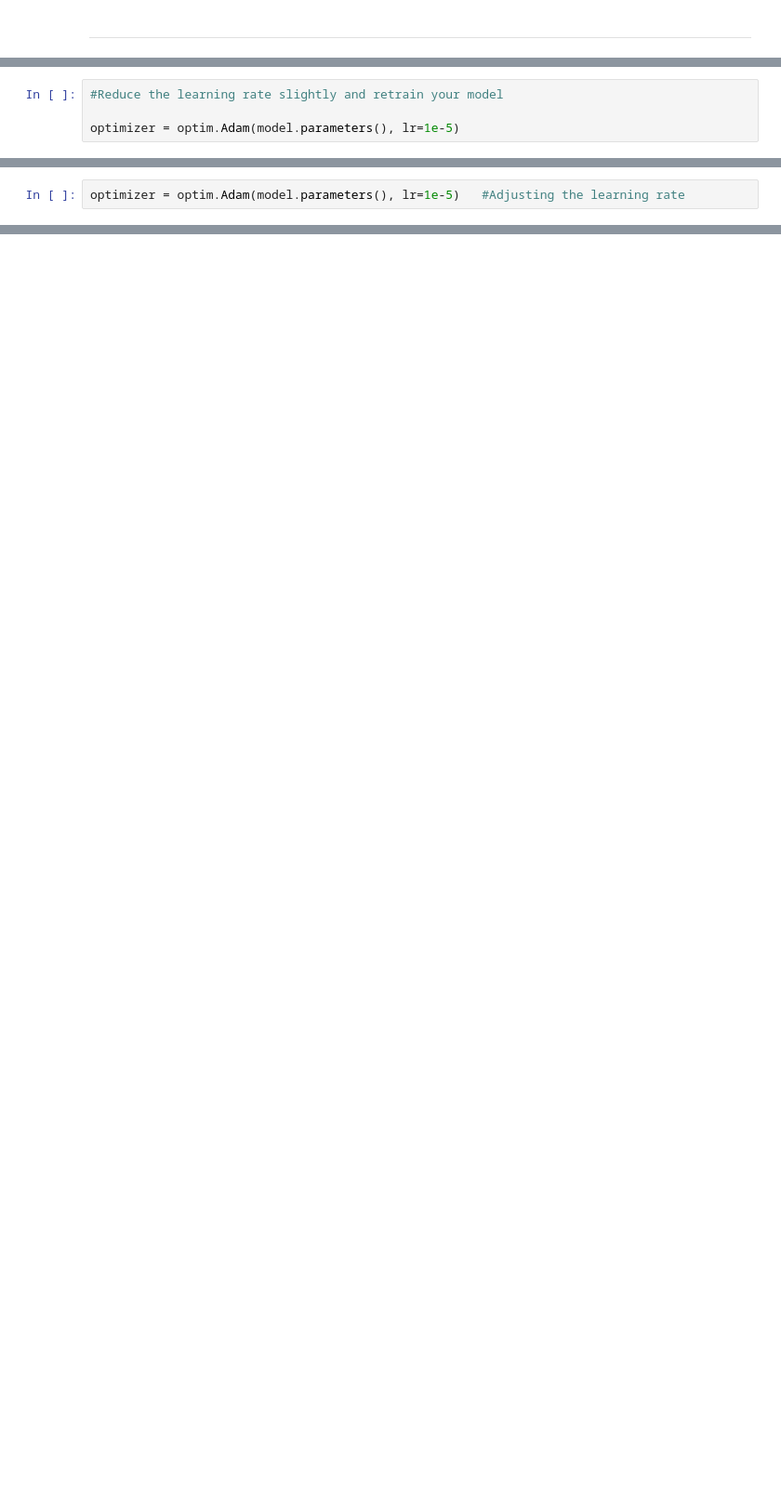
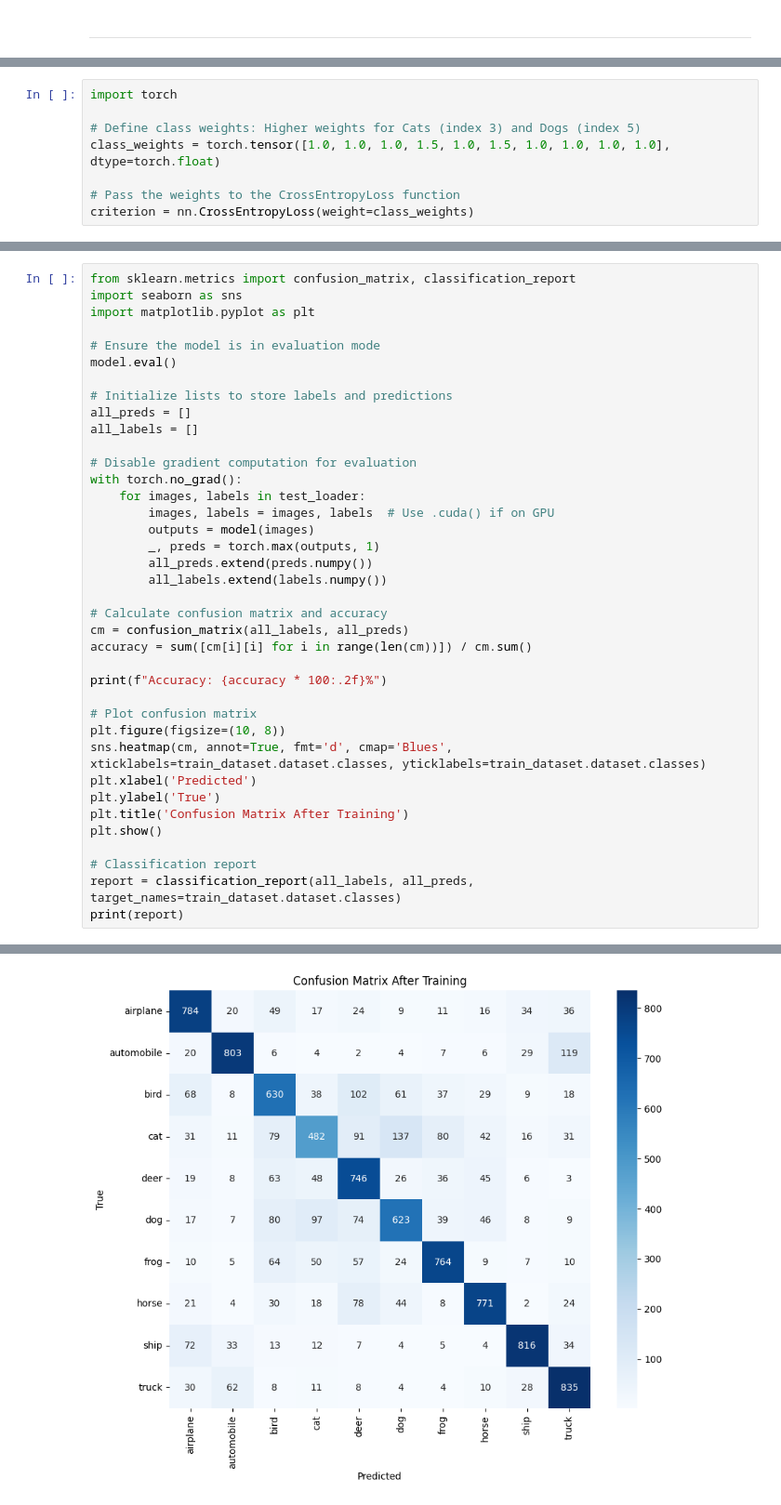
Before and after one commit to eagbdesign/Project-CNN---G3, a Jupyter notebook: Main.ipynb, the cells around one changed output, grey strips where cells are left out. Shown at 93% size. Cells and saved outputs as stored; diff of their text form; blank space fills up the shorter version.

```diff
--- a/Main.ipynb
+++ b/Main.ipynb
@@ -484,4 +295,0 @@ A smaller learning rate (e.g., 1e-5) can help the model converge better, especia
-# %%
-#Reduce the learning rate slightly and retrain your model
-
-optimizer = optim.Adam(model.parameters(), lr=1e-5)
@@ -493,2 +295,0 @@ model = model.to('cpu')  # Adjust for GPU if applicable
-# %%
-optimizer = optim.Adam(model.parameters(), lr=1e-5)   #Adjusting the learning rate
@@ -565,0 +612,8 @@ print(confusion_matrix(all_labels, all_preds))
+# %%
+import torch
+
+# Define class weights: Higher weights for Cats (index 3) and Dogs (index 5)
+class_weights = torch.tensor([1.0, 1.0, 1.0, 1.5, 1.0, 1.5, 1.0, 1.0, 1.0, 1.0], dtype=torch.float)
+
+# Pass the weights to the CrossEntropyLoss function
+criterion = nn.CrossEntropyLoss(weight=class_weights)
@@ -565,0 +667,39 @@ print(confusion_matrix(all_labels, all_preds))
+# %%
+from sklearn.metrics import confusion_matrix, classification_report
+import seaborn as sns
+import matplotlib.pyplot as plt
+
+# Ensure the model is in evaluation mode
+model.eval()
+
+# Initialize lists to store labels and predictions
+all_preds = []
+all_labels = []
+
+# Disable gradient computation for evaluation
+with torch.no_grad():
+    for images, labels in test_loader:
+        images, labels = images, labels  # Use .cuda() if on GPU
+        outputs = model(images)
+        _, preds = torch.max(outputs, 1)
+        all_preds.extend(preds.numpy())
+        all_labels.extend(labels.numpy())
+
+# Calculate confusion matrix and accuracy
+cm = confusion_matrix(all_labels, all_preds)
+accuracy = sum([cm[i][i] for i in range(len(cm))]) / cm.sum()
+
+print(f"Accuracy: {accuracy * 100:.2f}%")
+
+# Plot confusion matrix
+plt.figure(figsize=(10, 8))
+sns.heatmap(cm, annot=True, fmt='d', cmap='Blues', xticklabels=train_dataset.dataset.classes, yticklabels=train_dataset.dataset.classes)
+plt.xlabel('Predicted')
+plt.ylabel('True')
+plt.title('Confusion Matrix After Training')
+plt.show()
+
+# Classification report
+report = classification_report(all_labels, all_preds, target_names=train_dataset.dataset.classes)
+print(report)
+# %% [output]
@@ -565,0 +707 @@ print(confusion_matrix(all_labels, all_preds))
+[figure, added]
```
Also changed, not shown: parts of 61 cells of this notebook.
